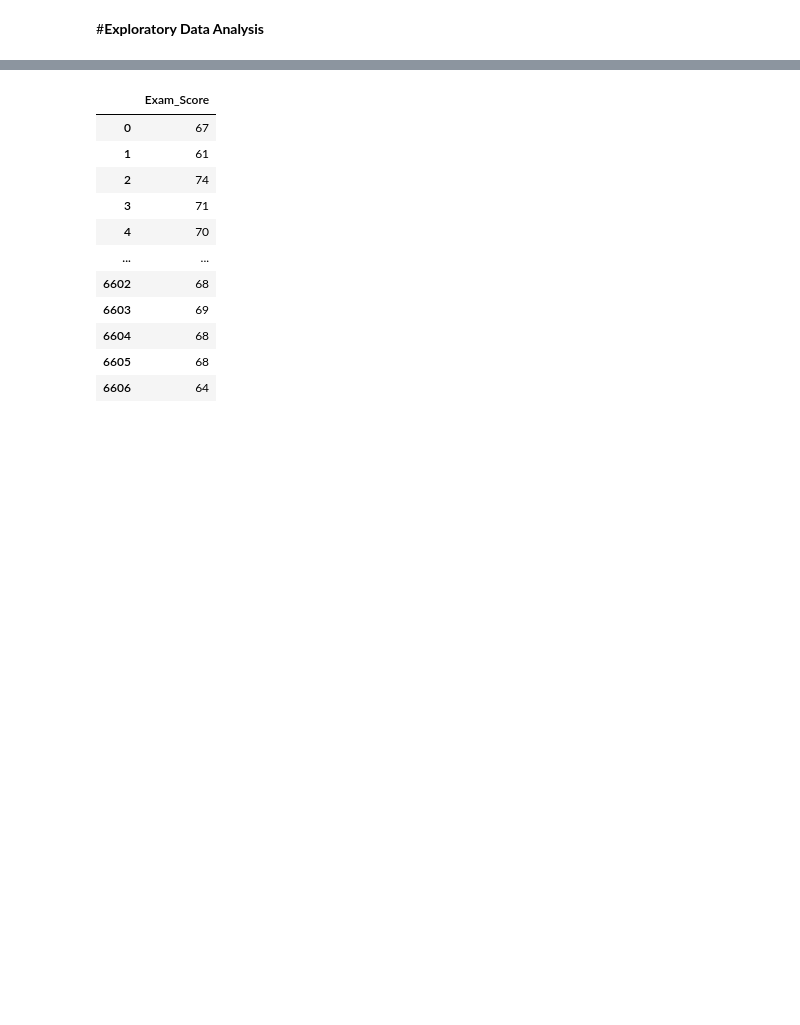
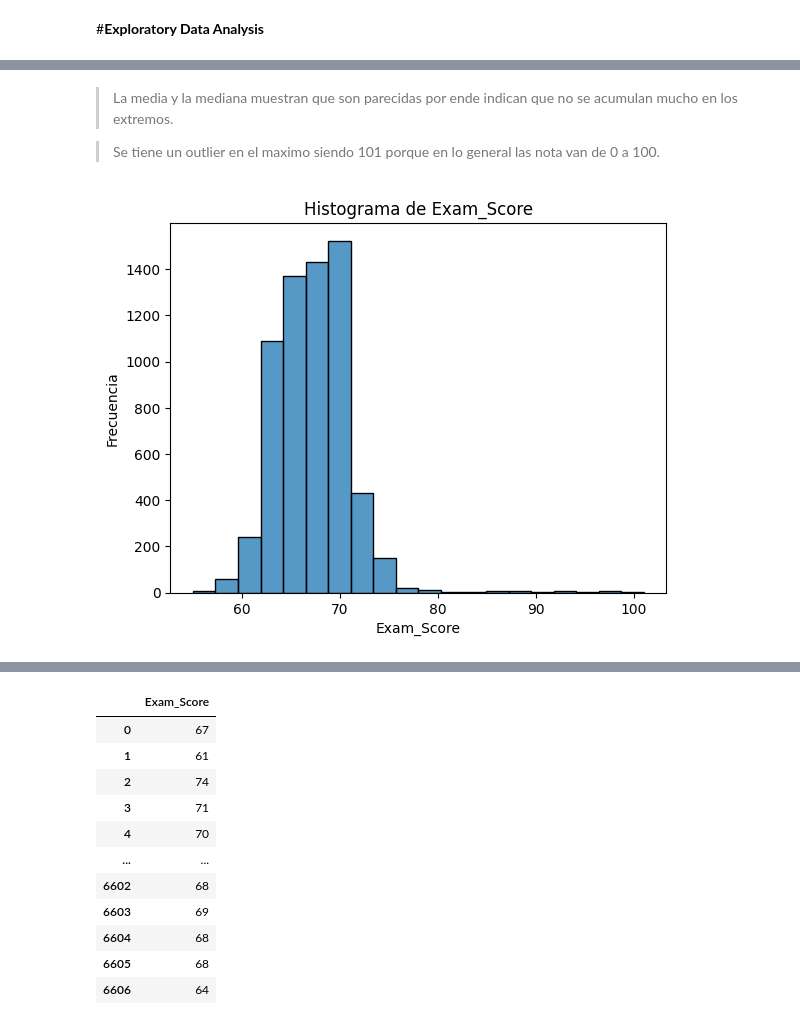
Before and after one commit to JeiGeek/ia1-LosPandas-prediccion_rendimiento_estudiantil, a Jupyter notebook: 01_exploratory_data_analysis.ipynb, the cells around one changed output, grey strips where cells are left out. Drawn from its saved outputs; the diff is of its cells as text; code cells hidden in the pictures; blank space fills up the shorter version.

```diff
--- a/01_exploratory_data_analysis.ipynb
+++ b/01_exploratory_data_analysis.ipynb
@@ -90,0 +97,13 @@ df.describe()
+# %% [markdown]
+> La media y la mediana muestran que son parecidas por ende indican que no se acumulan mucho en los extremos.
+
+> Se tiene un outlier en el maximo siendo 101 porque en lo general las nota van de 0 a 100.
+# %%
+# Histograma de exam_score
+sns.histplot(df['Exam_Score'], bins=20)
+plt.title('Histograma de Exam_Score')
+plt.xlabel('Exam_Score')
+plt.ylabel('Frecuencia')
+plt.show()
+# %% [output]
+[figure, added]
```
Also changed, not shown: parts of 16 cells of this notebook.
